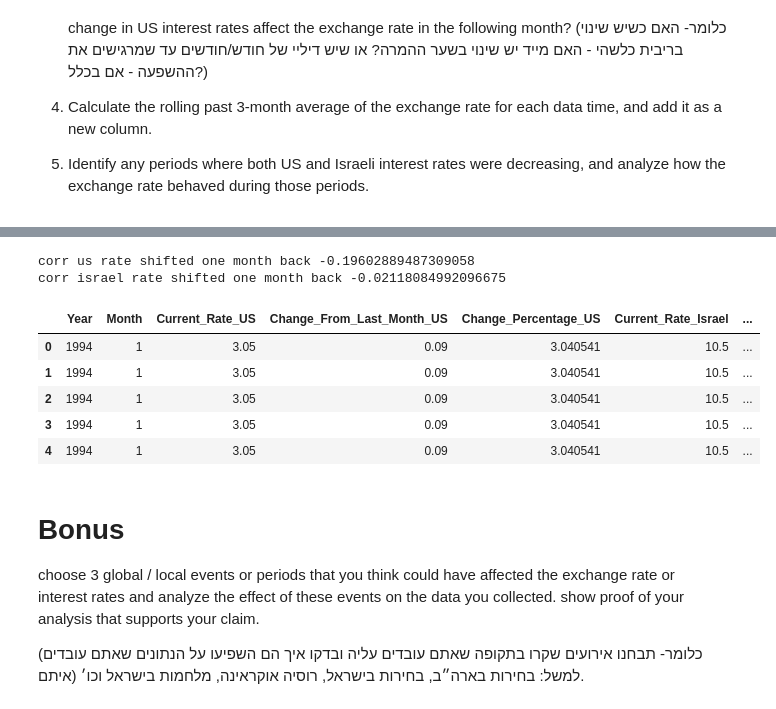
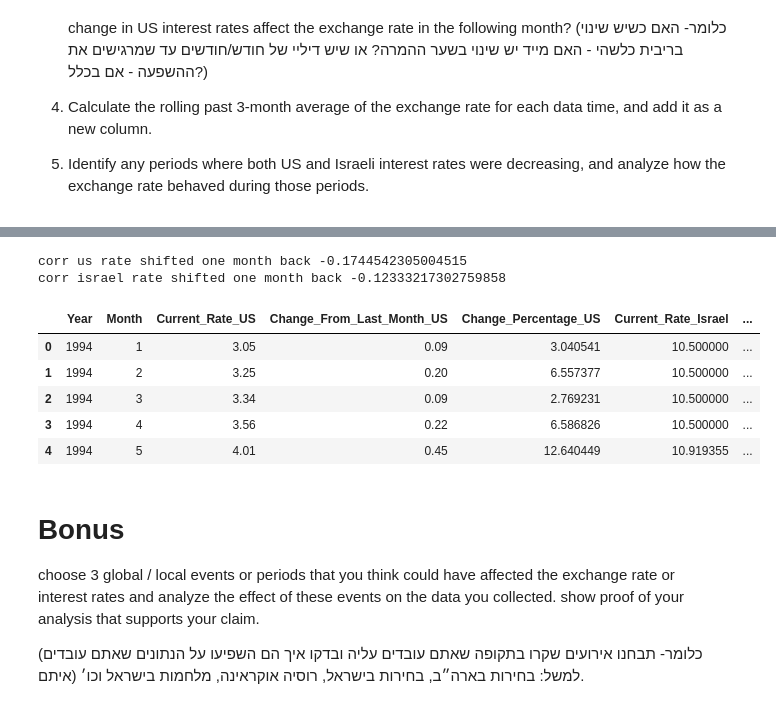
Before and after one commit to didi6135/data_exam, a Jupyter notebook: exam.ipynb, the cells around one changed output, grey strips where cells are left out. Saved outputs shown, nothing was run; the diff lists cells and outputs as text; code cells hidden in the pictures.

```diff
--- a/exam.ipynb
+++ b/exam.ipynb
@@ -60,4 +123,22 @@ fedfunds_processed = df_fedfunds[['Year', 'Month', 'Current_Rate', 'Change_From_
 # %%
+# df_exchange = pd.DataFrame(usd_ils_data)
+
+# df_exchange['תאריך'] = pd.to_datetime(df_exchange['תאריך'], format='%d.%m.%Y')
+# df_exchange['Year'] = df_exchange['תאריך'].dt.year
+# df_exchange['Month'] = df_exchange['תאריך'].dt.month
+
+# df_exchange = df_exchange.rename(columns={'שער': 'Current_Rate'})
+
+# df_exchange = df_exchange.sort_values(by='תאריך').reset_index(drop=True)
+
+# df_exchange['Change_From_Last_Month'] = df_exchange['Current_Rate'].diff()
+
+# df_exchange['Change_Percentage'] = df_exchange['Change_From_Last_Month'] / df_exchange['Current_Rate'].shift(1) * 100
+
+# exchange_processed = df_exchange[['Year', 'Month', 'Current_Rate', 'Change_From_Last_Month', 'Change_Percentage']]
+
+
+# //////////////////////////////////////////
 df_exchange = pd.DataFrame(usd_ils_data)
 
 df_exchange['תאריך'] = pd.to_datetime(df_exchange['תאריך'], format='%d.%m.%Y')
@@ -72,8 +153,13 @@ df_exchange['Change_From_Last_Month'] = df_exchange['Current_Rate'].diff()
 
 df_exchange['Change_Percentage'] = df_exchange['Change_From_Last_Month'] / df_exchange['Current_Rate'].shift(1) * 100
 
-exchange_processed = df_exchange[['Year', 'Month', 'Current_Rate', 'Change_From_Last_Month', 'Change_Percentage']]
-
+exchange_processed = df_exchange.groupby(['Year', 'Month']).agg({
+    'Current_Rate': 'mean',
+    'Change_From_Last_Month': 'mean',
+    'Change_Percentage': 'mean'
+}).reset_index()
 exchange_processed
+# Display the processed DataFrame
+exchange_processed
 # %% [output]
 |  | Year | Month | Current_Rate | Change_From_Last_Month | Change_Percentage |
@@ -339,9 +459,28 @@ correlation_israel_rate_shifted = all_data_merged['Change_From_Last_Month_Israel
 
 print(f'corr us rate shifted one month back {correlation_us_rate_shifted}')
 print(f'corr israel rate shifted one month back {correlation_israel_rate_shifted}')
+
+# //////////////////////////////////////////////////////
+
+# all_data_merged['Change_From_Last_Month_US_Shifted'] = all_data_merged['Change_From_Last_Month_US'].shift(1)
+# all_data_merged['Change_From_Last_Month_Israel_Shifted'] = all_data_merged['Change_From_Last_Month_Israel'].shift(1)
+
+# monthly_correlations_us_shifted = all_data_merged.groupby(['Year', 'Month']).apply(
+#     lambda x: x['Change_From_Last_Month_US_Shifted'].corr(x['Current_Rate'])
+# )
+
+# monthly_correlations_israel_shifted = all_data_merged.groupby(['Year', 'Month']).apply(
+#     lambda x: x['Change_From_Last_Month_Israel_Shifted'].corr(x['Current_Rate'])
+# )
+
+# print("Monthly correlations with US rate shifted one month back:")
+# print(monthly_correlations_us_shifted.dropna())
+
+# print("\nMonthly correlations with Israel rate shifted one month back:")
+# print(monthly_correlations_israel_shifted.dropna())
 # %% [output]
-corr us rate shifted one month back -0.19602889487309058
-corr israel rate shifted one month back -0.02118084992096675
+corr us rate shifted one month back -0.1744542305004515
+corr israel rate shifted one month back -0.12333217302759858
 # %%
 '''
 4
@@ -362,13 +502,22 @@ avg_exchange_rate_both_decreasing = all_data_merged[all_data_merged['Both_Rates_
 # %%
 
+
+'''
+explanation about each column in my data
+1. year and month = determine the date that the data set
+2. Current_Rate_US = determine the how much the rate in the usa in this month
+3. Change_From_Last_Month_US = showing how much the rate increased or decreased compared to the previous month
+4. Change_Percentage_US =
+
+'''
 all_data_merged.head()
 # %% [output]
 |  | Year | Month | Current_Rate_US | Change_From_Last_Month_US | Change_Percentage_US | Current_Rate_Israel | ... |
-| 0 | 1994 | 1 | 3.05 | 0.09 | 3.040541 | 10.5 | ... |
-| 1 | 1994 | 1 | 3.05 | 0.09 | 3.040541 | 10.5 | ... |
-| 2 | 1994 | 1 | 3.05 | 0.09 | 3.040541 | 10.5 | ... |
-| 3 | 1994 | 1 | 3.05 | 0.09 | 3.040541 | 10.5 | ... |
-| 4 | 1994 | 1 | 3.05 | 0.09 | 3.040541 | 10.5 | ... |
+| 0 | 1994 | 1 | 3.05 | 0.09 | 3.040541 | 10.500000 | ... |
+| 1 | 1994 | 2 | 3.25 | 0.20 | 6.557377 | 10.500000 | ... |
+| 2 | 1994 | 3 | 3.34 | 0.09 | 2.769231 | 10.500000 | ... |
+| 3 | 1994 | 4 | 3.56 | 0.22 | 6.586826 | 10.500000 | ... |
+| 4 | 1994 | 5 | 4.01 | 0.45 | 12.640449 | 10.919355 | ... |
 # %% [markdown]
 # Bonus
 choose 3 global / local events or periods that you think could have affected the exchange rate or interest rates
```
Also changed, not shown: parts of 16 cells of this notebook.
